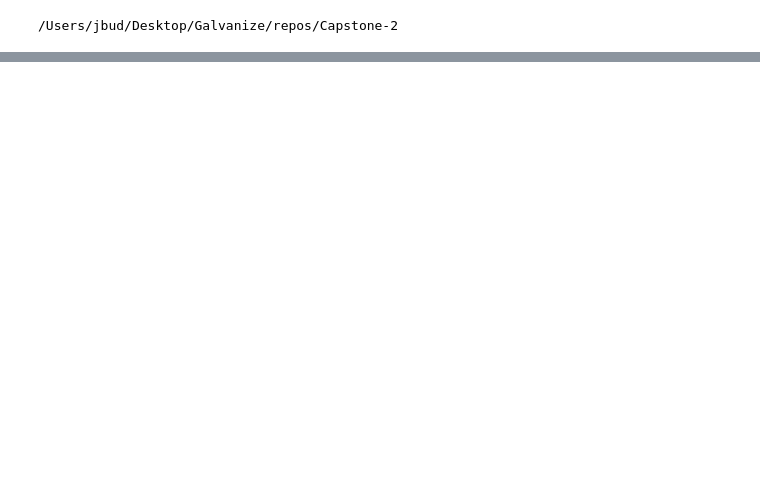
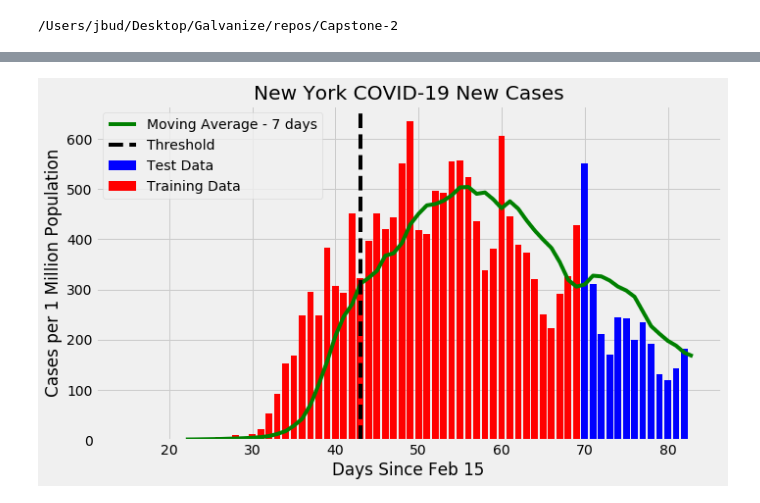
Before and after one commit to Jbudnick/Covid-19-Forecasting, a Jupyter notebook: notebooks/EDA.ipynb, the cells around one changed output, grey strips where cells are left out. Cells and saved outputs as stored; diff of their text form; code cells hidden in the pictures; blank space fills up the shorter version.

```diff
--- a/notebooks/EDA.ipynb
+++ b/notebooks/EDA.ipynb
@@ -298,0 +338,6 @@ covid_df
+# %%
+threshold = 300
+rf_model = reg_model(X,y, log_trans_y = True)
+NY_New_Cases = rf_model.plot_model(save_name = 'NY_New_300')
+# %% [output]
+[figure, added]
```
Also changed, not shown: parts of 109 cells of this notebook, 7 other files.
